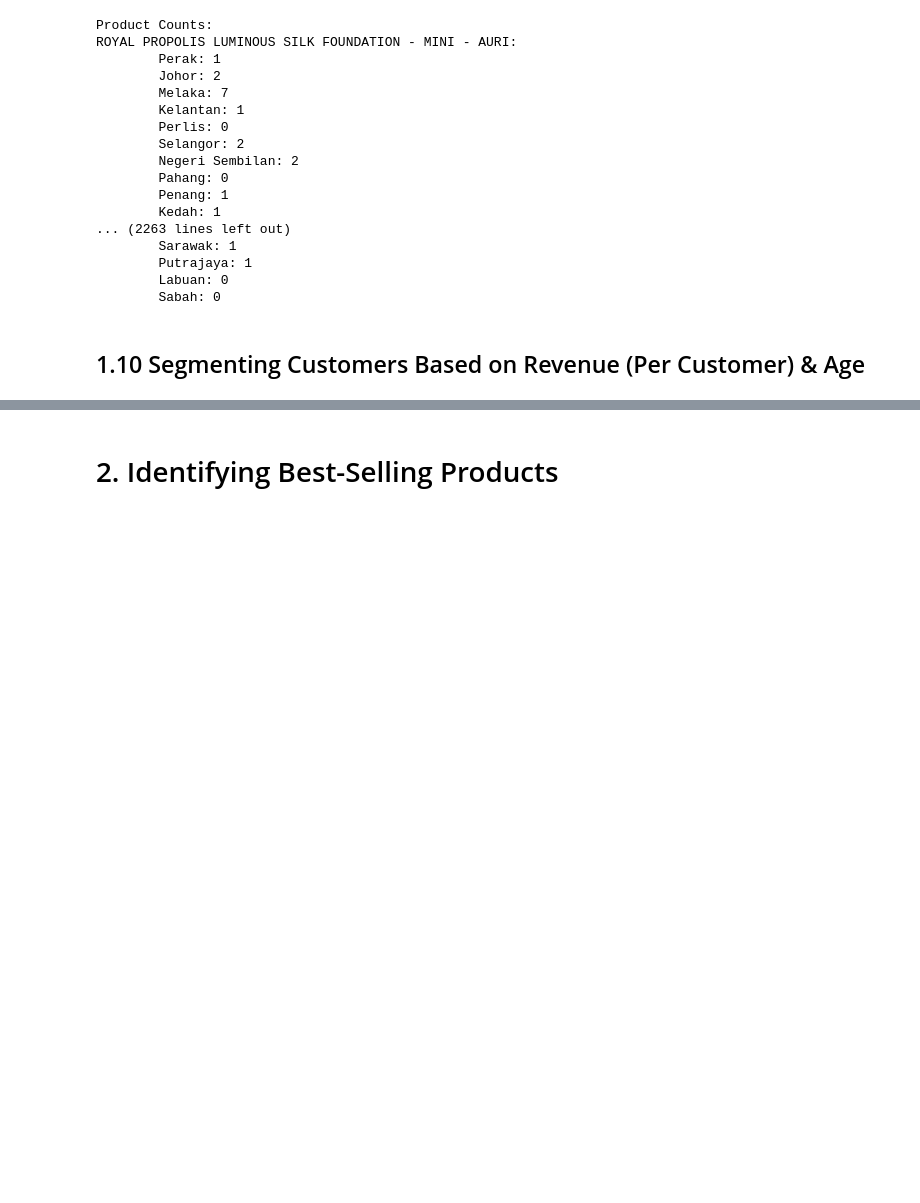
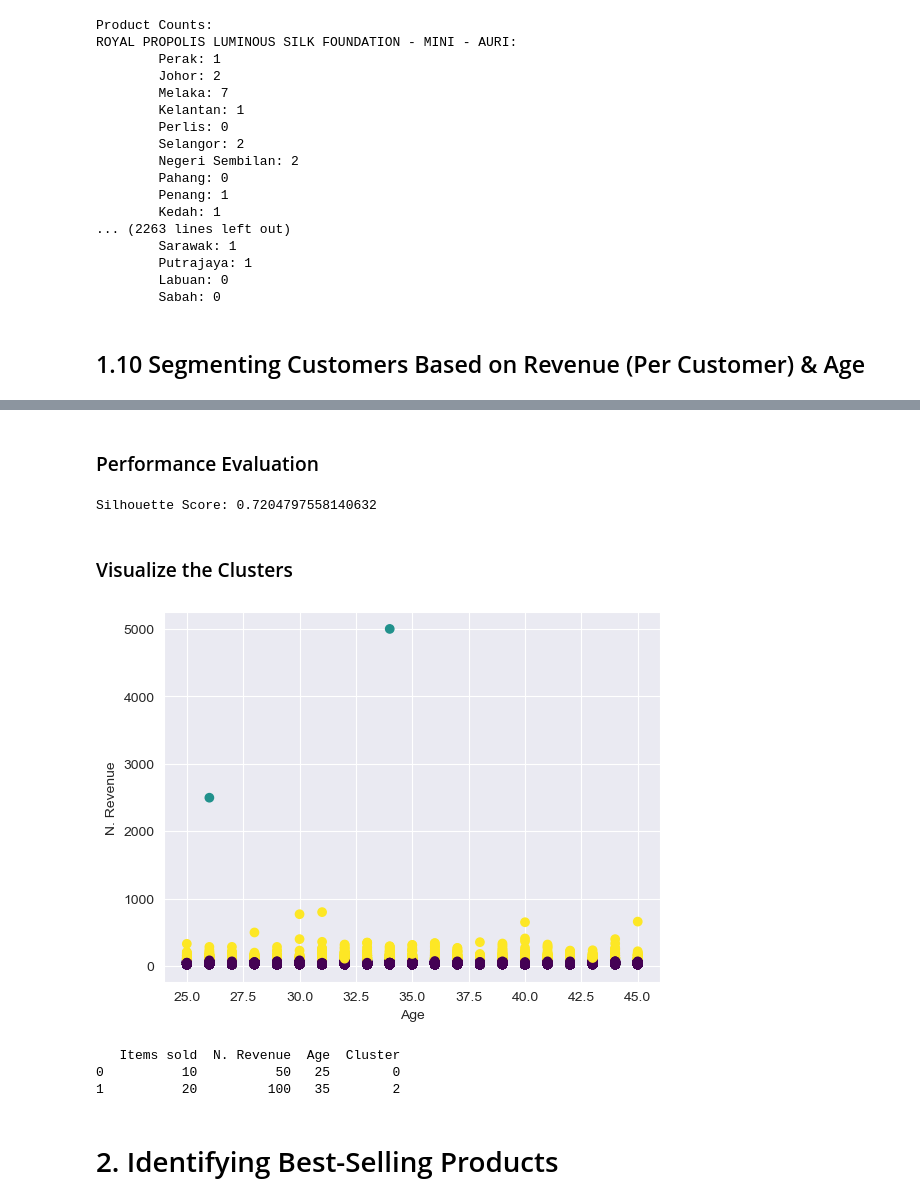
Before and after one commit to sanchick02/AlhaAlfa, a Jupyter notebook: AlhaAlfa_main(1).ipynb, the cells around one changed output, grey strips where cells are left out. Cells and saved outputs as stored; diff of their text form; code cells hidden in the pictures; blank space fills up the shorter version.

```diff
--- a/AlhaAlfa_main(1).ipynb
+++ b/AlhaAlfa_main(1).ipynb
@@ -844,0 +868,5 @@ ROYAL PROPOLIS LUMINOUS SILK FOUNDATION - MINI - AURI:
+# %%
+# K-means clustering
+kmeans = KMeans(n_clusters=3, random_state=42)  # You may adjust the number of clusters
+order_df['Cluster'] = kmeans.fit_predict(features)
+print(order_df.head())
@@ -845,3 +891,28 @@ ROYAL PROPOLIS LUMINOUS SILK FOUNDATION - MINI - AURI:
+# %% [markdown]
+### Performance Evaluation
+# %%
+silhouette_avg = silhouette_score(features, order_df['Cluster'])
+print(f"Silhouette Score: {silhouette_avg}")
+# %% [output]
+Silhouette Score: 0.7204797558140632
+# %% [markdown]
+### Visualize the Clusters
+# %%
+plt.scatter(order_df['Age'], order_df['N. Revenue'], c=order_df['Cluster'], cmap='viridis')
+plt.xlabel('Age')
+plt.ylabel('N. Revenue')
+plt.show()
+
+new_data = pd.DataFrame({'Items sold': [10, 20], 'N. Revenue': [50, 100], 'Age': [25, 35]})
+
+# Predict clusters for new data
+new_data['Cluster'] = kmeans.predict(new_data[['Items sold', 'N. Revenue', 'Age']])
+print(new_data)
+# %% [output]
+[figure, added]
+   Items sold  N. Revenue  Age  Cluster
+0          10          50   25        0
+1          20         100   35        2
 # %% [markdown]
 # 2. Identifying Best-Selling Products
 # %% [markdown]
```
Also changed, not shown: parts of 4 cells of this notebook.
